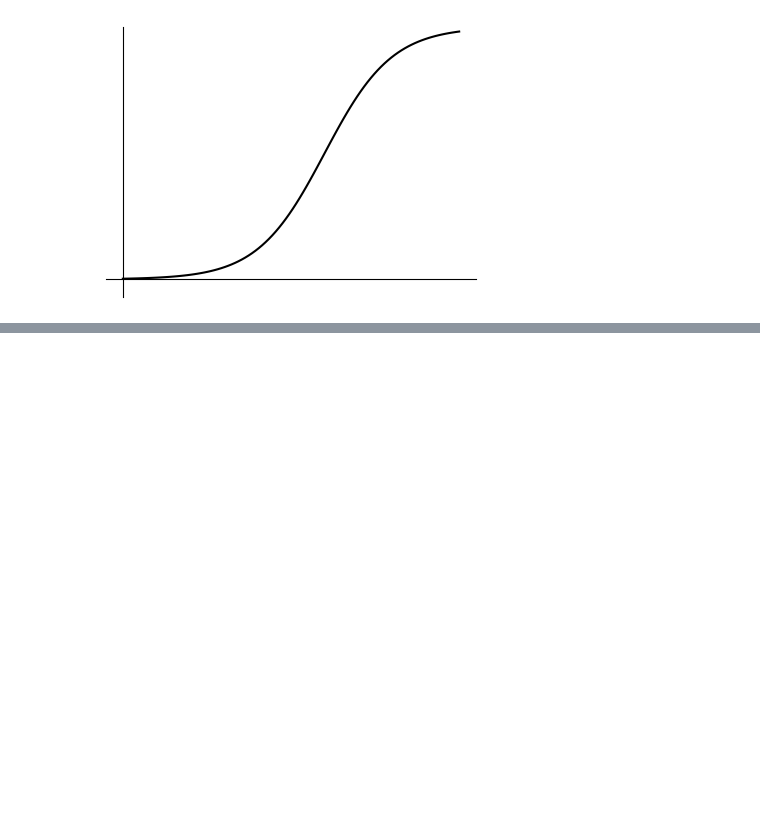
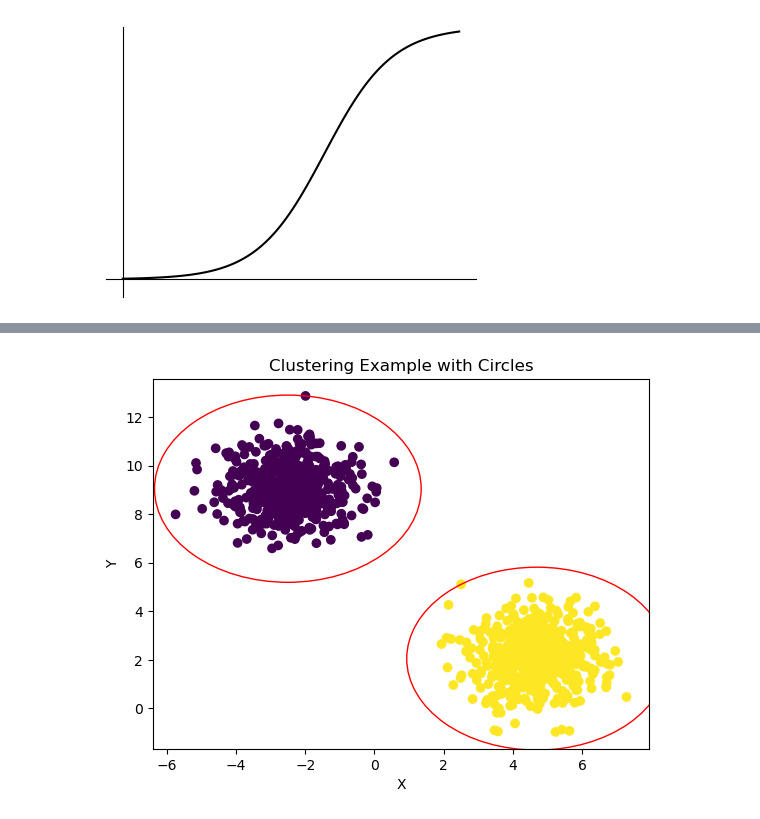
Before and after one commit to christiangoelz/dissertation, a Jupyter notebook: figure_codes/figure1_1.ipynb, the cells around one changed output, grey strips where cells are left out. Cells and saved outputs as stored; diff of their text form; code cells hidden in the pictures; blank space fills up the shorter version.

```diff
--- a/figure_codes/figure1_1.ipynb
+++ b/figure_codes/figure1_1.ipynb
@@ -95,0 +138,34 @@ ax.set_xlim([0.25,1])
+# %%
+import numpy as np
+import matplotlib.pyplot as plt
+from sklearn.datasets import make_blobs
+from sklearn.cluster import KMeans
+
+# Generate synthetic data with two clusters
+X, y = make_blobs(n_samples=1000, centers=2, random_state=42)
+
+# Fit a K-means clustering model to the data
+model = KMeans(n_clusters=2, random_state=42)
+model.fit(X)
+
+# Get the predicted labels, cluster centers, and radii
+labels = model.labels_
+centers = model.cluster_centers_
+radii = np.linalg.norm(X - centers[labels], axis=1)
+
+# Plot the data points and cluster centers with circles
+fig, ax = plt.subplots()
+ax.scatter(X[:, 0], X[:, 1], c=labels, cmap='viridis')
+for i, (x, y) in enumerate(centers):
+    circle = plt.Circle((x, y), radii[labels==i].max(), color='red', fill=False)
+    ax.add_artist(circle)
+
+# Add a title and axis labels
+ax.set_title('Clustering Example with Circles')
+ax.set_xlabel('X')
+ax.set_ylabel('Y')
+
+# Show the plot
+plt.show()
+# %% [output]
+[figure, added]
```
Also changed, not shown: parts of 5 cells of this notebook, 1 other file.
